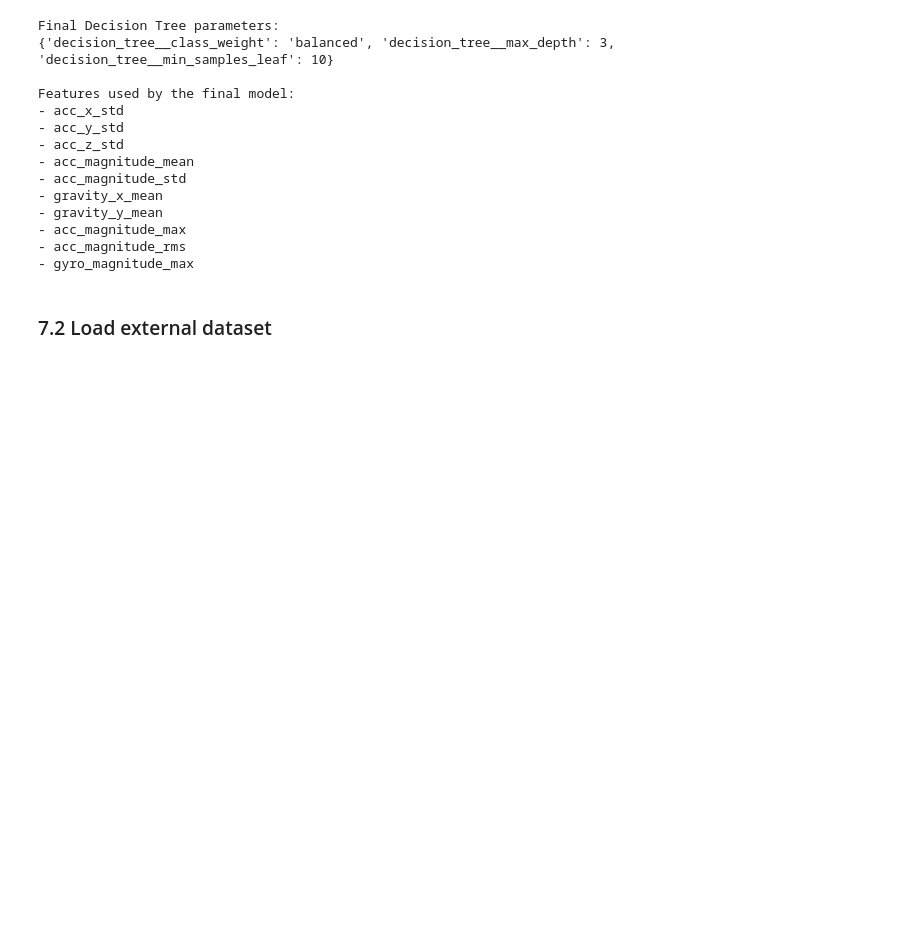
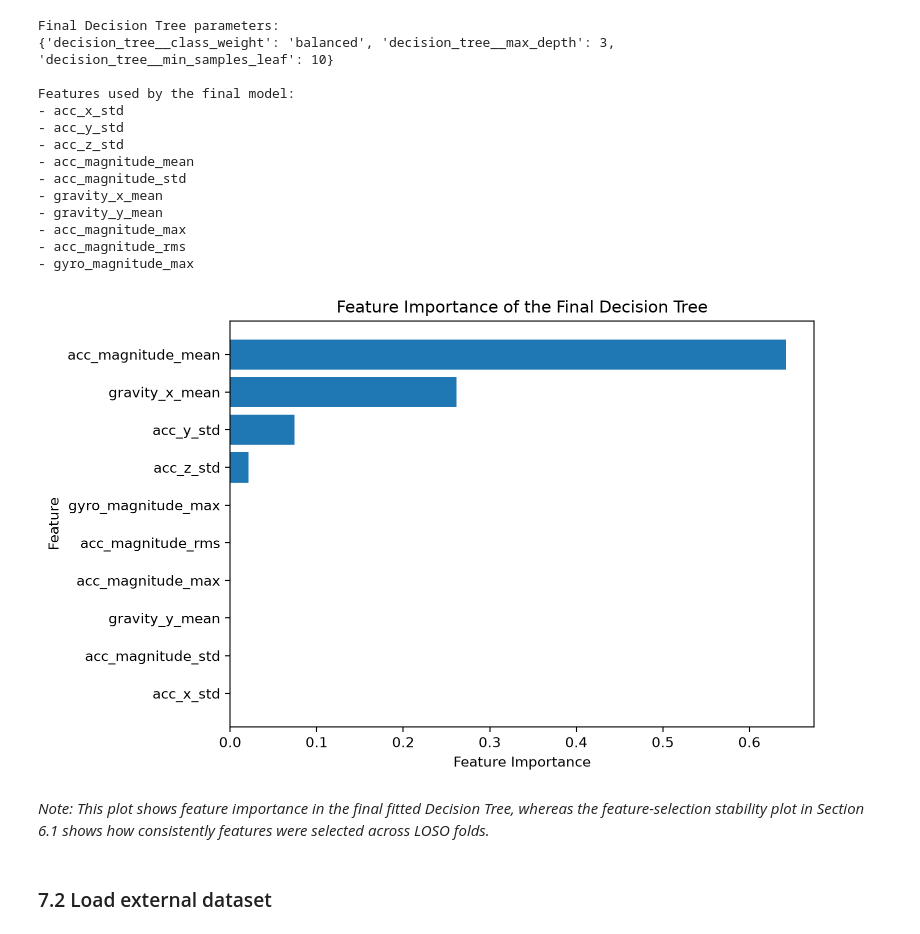
Before and after one commit to xinran-2/Pavement-smoothness-detection-model, a Jupyter notebook: notebooks/Project_pipeline.ipynb, the cells around one changed output. Cells and saved outputs as stored; diff of their text form; code cells hidden in the pictures; blank space fills up the shorter version.

```diff
--- a/notebooks/Project_pipeline.ipynb
+++ b/notebooks/Project_pipeline.ipynb
@@ -1985,6 +2109,36 @@ Features used by the final model:
 - acc_magnitude_max
 - acc_magnitude_rms
 - gyro_magnitude_max
+# %%
+tree_model = final_model.named_steps["decision_tree"]
+
+feature_importance_df = pd.DataFrame({
+    "feature": final_selected_features,
+    "importance": tree_model.feature_importances_
+})
+
+feature_importance_df = (
+    feature_importance_df
+    .sort_values("importance")
+)
+
+plt.figure(figsize=(8, 5))
+
+plt.barh(
+    feature_importance_df["feature"],
+    feature_importance_df["importance"]
+)
+
+plt.xlabel("Feature Importance")
+plt.ylabel("Feature")
+plt.title("Feature Importance of the Final Decision Tree")
+
+plt.tight_layout()
+plt.show()
+# %% [output]
+[figure, added]
+# %% [markdown]
+*Note: This plot shows feature importance in the final fitted Decision Tree, whereas the feature-selection stability plot in Section 6.1 shows how consistently features were selected across LOSO folds.*
 # %% [markdown]
 ### 7.2 Load external dataset
 # %%
```
Also changed, not shown: parts of 18 cells of this notebook.
